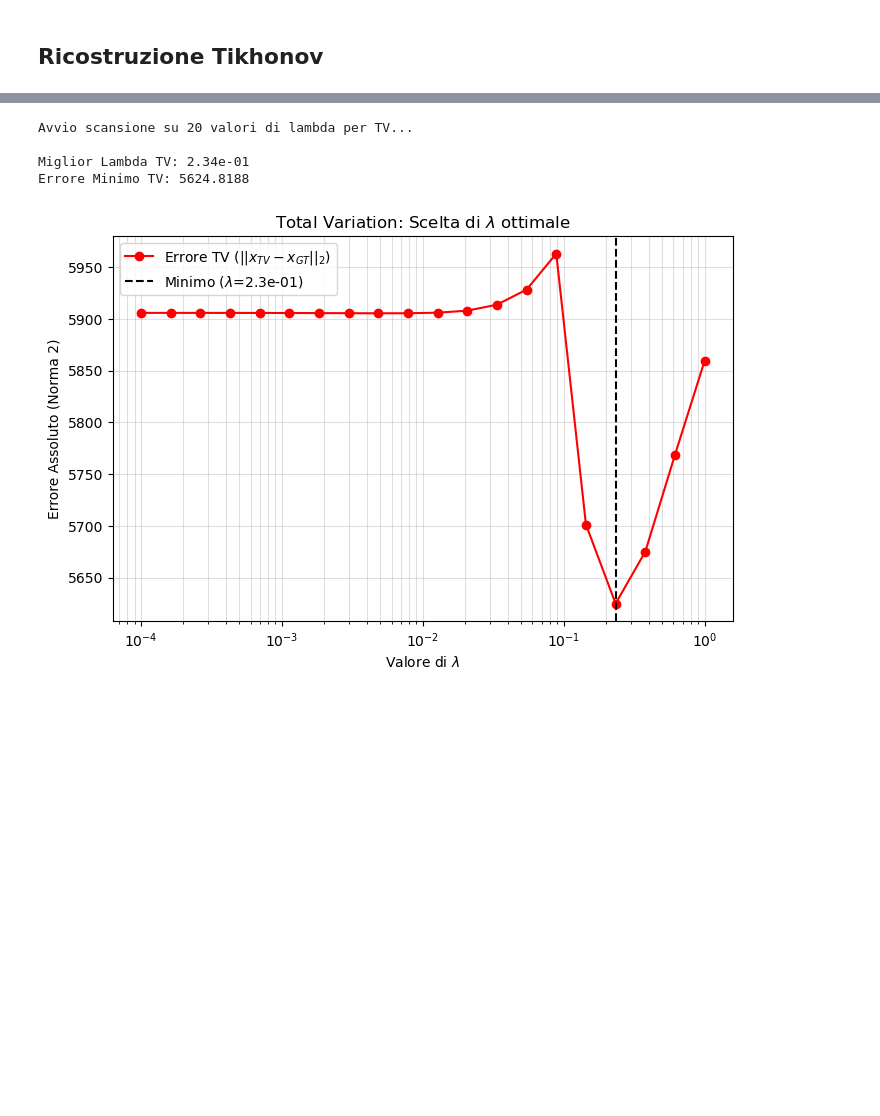
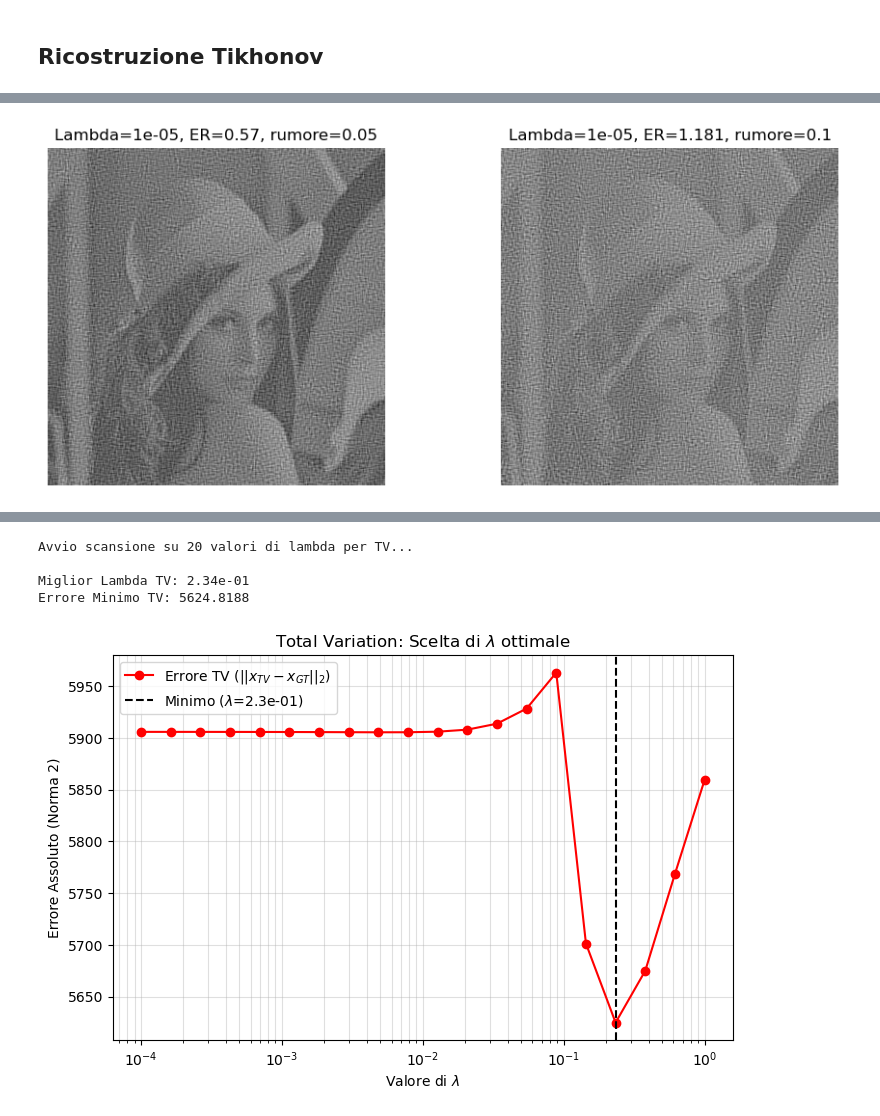
Before and after one commit to ItsTixel/calcolo_numerico, a Jupyter notebook: homeworks/hw4/hw_4.ipynb, the cells around one changed output, grey strips where cells are left out. Drawn from its saved outputs; the diff is of its cells as text; code cells hidden in the pictures; blank space fills up the shorter version.

```diff
--- a/homeworks/hw4/hw_4.ipynb
+++ b/homeworks/hw4/hw_4.ipynb
@@ -169,5 +201,21 @@ plt.show()
 # %% [markdown]
 ## Ricostruzione Tikhonov
+# %%
+def Tikhonov(A, y, lamb, y_delta, X):
+    L = operators.Identity()
+    M = operators.TikhonovOperator(A, L, lamb)
+
+    ybar_delta = np.pad(y_delta, ((0, nx), (0, 0)))
+
+    cgls_tik_solver = solvers.CGLS(M)
+    x_tik = cgls_tik_solver.solve(ybar_delta, x0, kmax, tolf, tolx)
+
+    abs_err = np.linalg.norm(x_tik - X)
+
+    residual_vector = A(x_tik) - y_delta
+    res_val = np.linalg.norm(residual_vector)
+
+    return x_tik, abs_err, res_val
 # %%
 lambdas = np.logspace(-5, 1, 20)
 
@@ -218 +237,20 @@ SSIM 0.656780042421906
+# %%
+plt.figure(figsize=(10, 4))
+
+plt.subplot(1,2,1)
+plt.imshow(solutions1[0], cmap="gray")
+plt.axis("off")
+e = np.round(utilities.rel_err(solutions1[0], X), 3)
+plt.title(f"Lambda={lambdas[0]}, ER={e}, rumore={noise_level1}")
+
+plt.subplot(1,2,2)
+plt.imshow(solutions2[0], cmap="gray")
+plt.axis("off")
+e = np.round(utilities.rel_err(solutions2[0], X), 3)
+plt.title(f"Lambda={lambdas[0]}, ER={e}, rumore={noise_level2}")
+
+plt.tight_layout()
+plt.show()
+# %% [output]
+[figure, added]
 # %%
```
Also changed, not shown: parts of 11 cells of this notebook, 1 other file.
